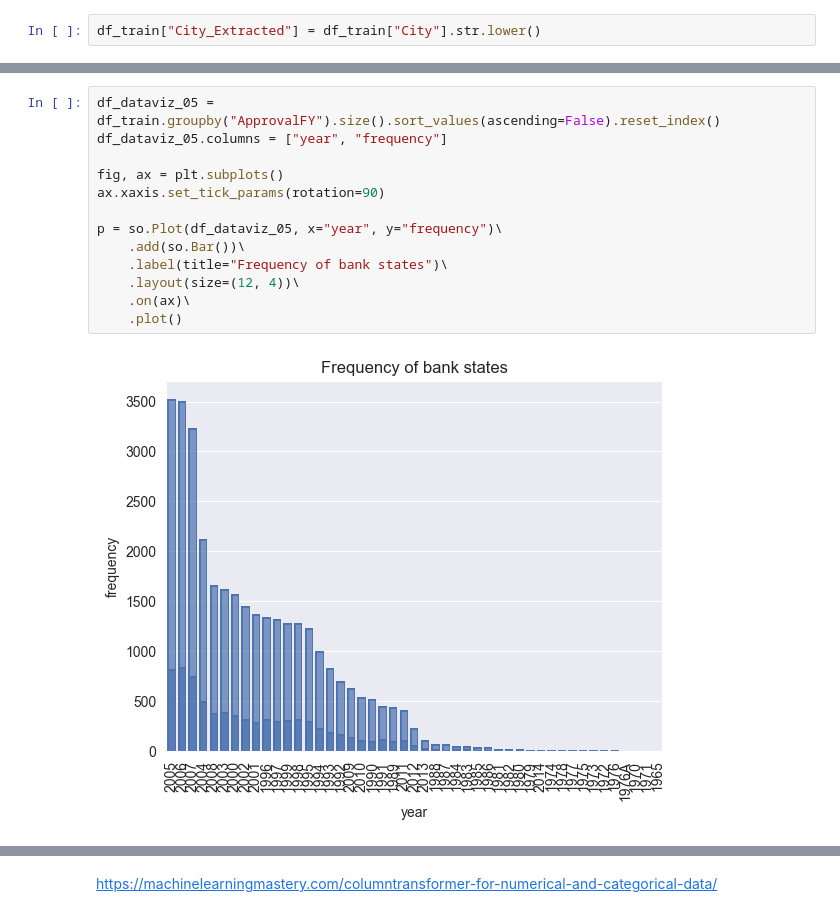
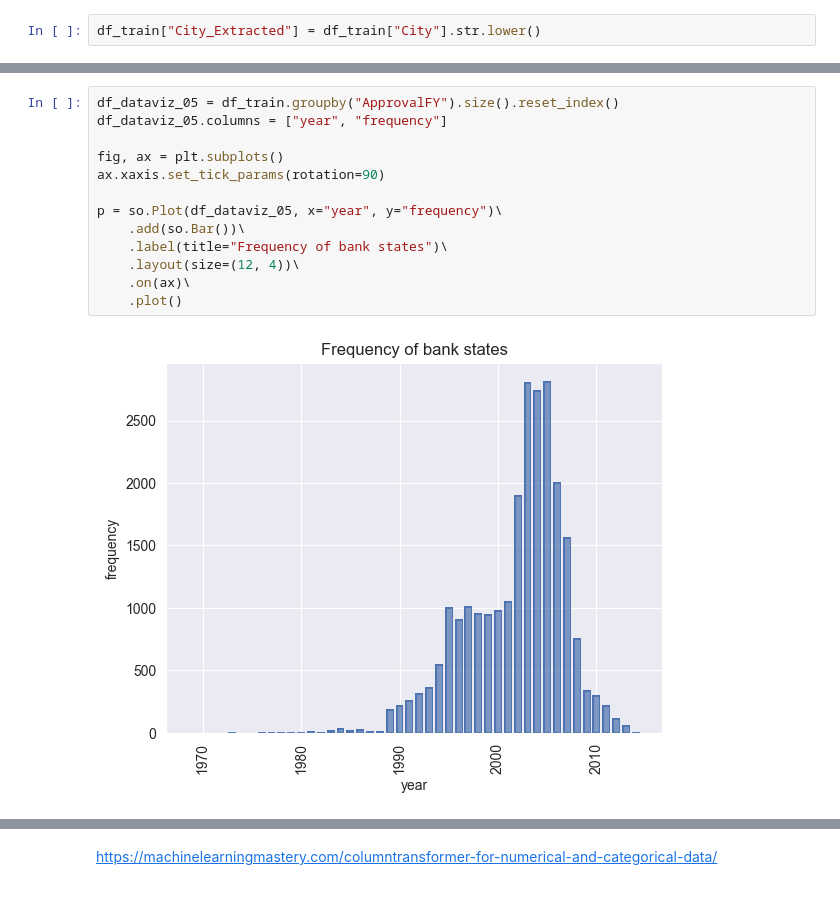
Before and after one commit to caparicio-esd/muirst-cdaw-challenge, a Jupyter notebook: notebooks/notebook_01.ipynb, the cells around one changed output, grey strips where cells are left out. Drawn from its saved outputs; the diff is of its cells as text.

```diff
--- a/notebooks/notebook_01.ipynb
+++ b/notebooks/notebook_01.ipynb
@@ -319,18 +324,18 @@ Length: 87, dtype: int64
 # %%
-df_dataviz_05 = df_train.groupby("ApprovalFY").size().sort_values(ascending=False).reset_index()
+df_dataviz_05 = df_train.groupby("ApprovalFY").size().reset_index()
 df_dataviz_05.columns = ["year", "frequency"]
 
 fig, ax = plt.subplots()
 ax.xaxis.set_tick_params(rotation=90)
 
 p = so.Plot(df_dataviz_05, x="year", y="frequency")\
     .add(so.Bar())\
     .label(title="Frequency of bank states")\
     .layout(size=(12, 4))\
     .on(ax)\
     .plot()
 # %% [output]
-[figure, old version]
+[figure, new version]
 # %%
 df_train.groupby("NoEmp").size().sort_values(ascending=False)
 # %% [output]
```
Also changed, not shown: parts of 39 cells of this notebook, 17 other files.
